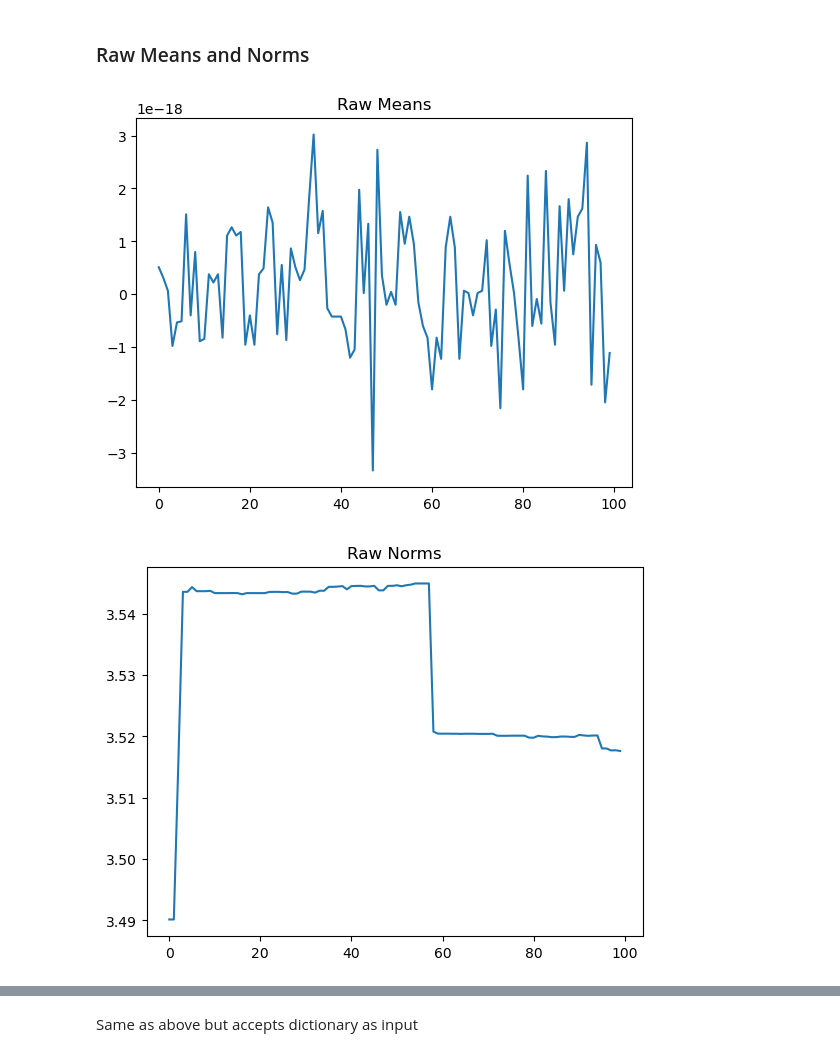
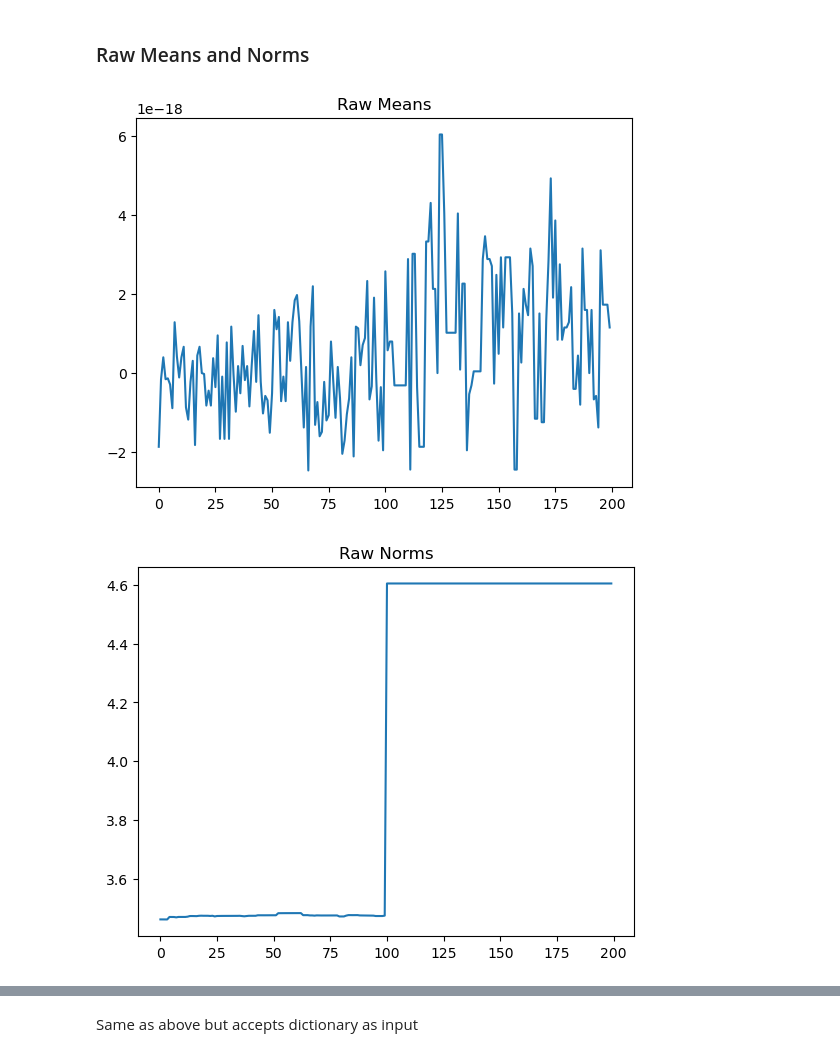
Before and after one commit to tmr005/mat_log_distance, a Jupyter notebook: Unit Square Distance Modularized.ipynb, the cells around one changed output, grey strips where cells are left out. Drawn from its saved outputs; the diff is of its cells as text; code cells hidden in the pictures.

```diff
--- a/Unit Square Distance Modularized.ipynb
+++ b/Unit Square Distance Modularized.ipynb
@@ -321,10 +321,9 @@ output_dict, output_info_list = create_time_series_dict(N, runs, a = 1, b = -1,
 #### Complete Graph as Changepoint
 # %%
 N = 100
-runs = 3
+runs = 100
 random.seed(10)
 
-random.seed(10)
 # output_info_list = [samps, connect_mat, connect_mat_dist]
 graph_changepoint = generate_graph(show_plot = True, from_graph = True,
                                    G = nx.complete_graph(N), points = output_info_list[0])
@@ -334,13 +333,14 @@ output_dict_change = create_changepoint_time_series_dict(dict(output_dict), outp
 #### 3d unit square as changepoint
 # %%
 N = 100
-runs = 3
+runs = 100
 random.seed(10)
 """
 # use from different distribution (circle instead of graph, or 2d vs 3d)
 # alternate method for generating changepoint
 """
-new_samps, new_connect_mat, new_connect_mat_dist, graph_changepoint = knn_graph_from_sample(N, dim = 4, show_plot = False)
+new_samps, new_connect_mat, new_connect_mat_dist, new_graph_changepoint = knn_graph_from_sample(N, dim = 4,
+                                                                                                show_plot = False)
 # how to account for using different points sampled?? just use new points
 new_output_dict_change = create_changepoint_time_series_dict(dict(output_dict), new_samps, new_connect_mat_dist,
-                                                             graph_changepoint, N, runs, show_plot = False)
+                                                             new_graph_changepoint, N, runs, show_plot = False)
@@ -445,8 +452,8 @@ def loop_calc_matrix_logs(lap_list, start = 0, end = 1, show_plot = True):
     return list_output, mat_logs, means, norms
 # %%
 # list of laplacians
-output_laps = [output_dict[i][1] for i in output_dict] # get list from dictionary
-mat_log_dict, mat_logs, means, norms = loop_calc_matrix_logs(output_laps, start = 0, end = len(output_dict))
+output_laps = [output_dict_change[i][1] for i in output_dict_change] # get list from dictionary
+mat_log_dict, mat_logs, means, norms = loop_calc_matrix_logs(output_laps, start = 0, end = len(output_laps))
 # %% [output]
-[figure, old version]
+[figure, new version]
-[figure, old version]
+[figure, new version]
```
Also changed, not shown: parts of 15 cells of this notebook.
